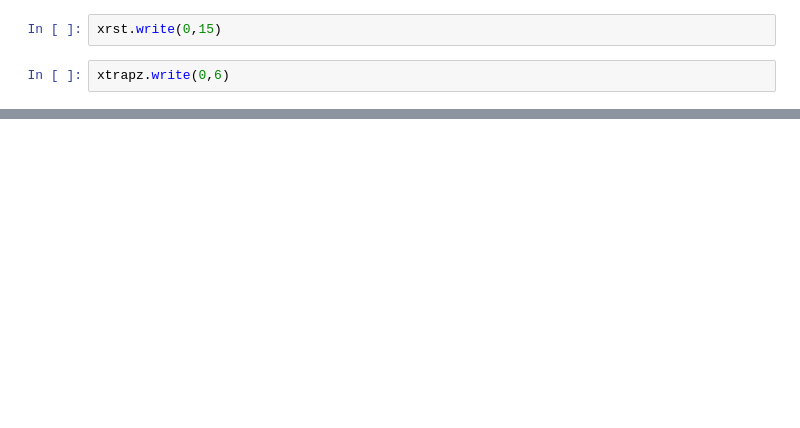
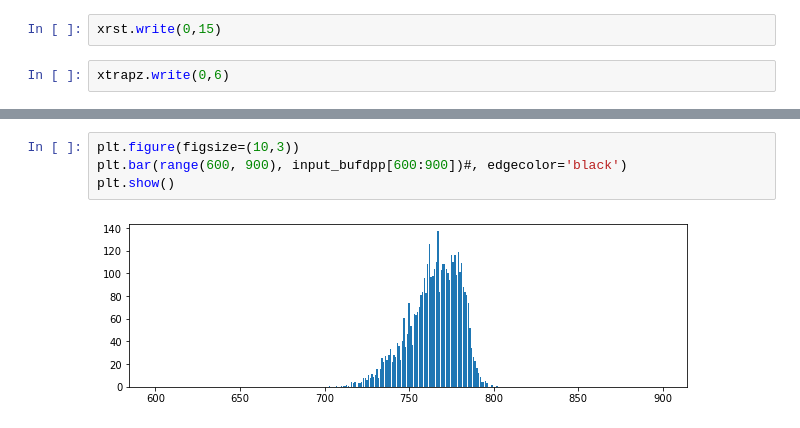
Before and after one commit to fabioc9675/TrapezoidalShaper_Prj, a Jupyter notebook: Vivado/DPP_Counter_Parts/pynq_files/DPP_Counter.ipynb, the cells around one changed output, grey strips where cells are left out. Cells and saved outputs as stored; diff of their text form; blank space fills up the shorter version.

```diff
--- a/Vivado/DPP_Counter_Parts/pynq_files/DPP_Counter.ipynb
+++ b/Vivado/DPP_Counter_Parts/pynq_files/DPP_Counter.ipynb
@@ -168,0 +195,6 @@ Suma de histograma =  1060
+# %%
+plt.figure(figsize=(10,3))
+plt.bar(range(600, 900), input_bufdpp[600:900])#, edgecolor='black')
+plt.show()
+# %% [output]
+[figure, added]
```
Also changed, not shown: parts of 18 cells of this notebook, 7 other files.
